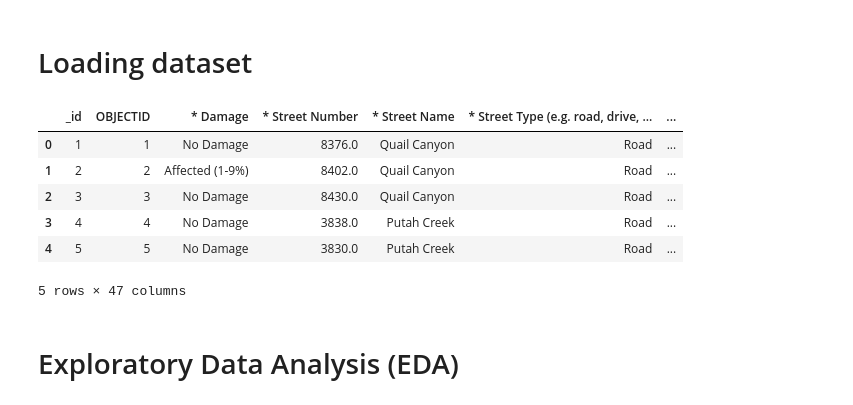
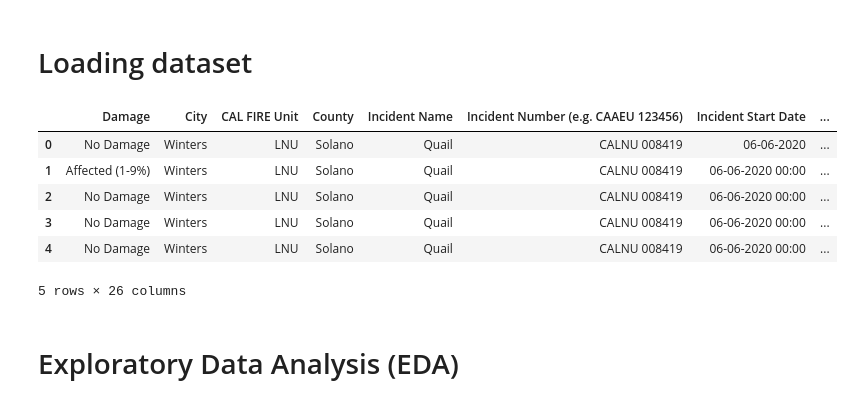
Before and after one commit to sajjaath0402/The-California-Wildfire-Damage-Prediction, a Jupyter notebook: The_California_Wildfire_Damage_Prediction.ipynb, the cells around one changed output. Drawn from its saved outputs; the diff is of its cells as text; code cells hidden in the pictures.

```diff
--- a/The_California_Wildfire_Damage_Prediction.ipynb
+++ b/The_California_Wildfire_Damage_Prediction.ipynb
@@ -15,20 +49,20 @@ The goal is to develop a Reggression classifier or suitable ML model  to predict
 # %%
 # import packages and dataset loading
 import pandas as pd
 import numpy as np
 import matplotlib.pyplot as plt
 import seaborn as sns
 
-df = pd.read_csv('/content/The California Wildfire Data.csv', encoding='ISO-8859-1')
+df = pd.read_csv('/content/The California Wildfire Data_V.3.csv', encoding='ISO-8859-1')
 df.head()
 # %% [output]
-|  | _id | OBJECTID | * Damage | * Street Number | * Street Name | * Street Type (e.g. road, drive, ... | ... |
-| 0 | 1 | 1 | No Damage | 8376.0 | Quail Canyon | Road | ... |
-| 1 | 2 | 2 | Affected (1-9%) | 8402.0 | Quail Canyon | Road | ... |
-| 2 | 3 | 3 | No Damage | 8430.0 | Quail Canyon | Road | ... |
-| 3 | 4 | 4 | No Damage | 3838.0 | Putah Creek | Road | ... |
-| 4 | 5 | 5 | No Damage | 3830.0 | Putah Creek | Road | ... |
+|  | Damage | City | CAL FIRE Unit | County | Incident Name | Incident Number (e.g. CAAEU 123456) | Incident Start Date | ... |
+| 0 | No Damage | Winters | LNU | Solano | Quail | CALNU 008419 | 06-06-2020 | ... |
+| 1 | Affected (1-9%) | Winters | LNU | Solano | Quail | CALNU 008419 | 06-06-2020 00:00 | ... |
+| 2 | No Damage | Winters | LNU | Solano | Quail | CALNU 008419 | 06-06-2020 00:00 | ... |
+| 3 | No Damage | Winters | LNU | Solano | Quail | CALNU 008419 | 06-06-2020 00:00 | ... |
+| 4 | No Damage | Winters | LNU | Solano | Quail | CALNU 008419 | 06-06-2020 00:00 | ... |
-5 rows × 47 columns
+5 rows × 26 columns
 # %% [markdown]
 # Exploratory Data Analysis (EDA)
 # %%
```
Also changed, not shown: parts of 111 cells of this notebook.
